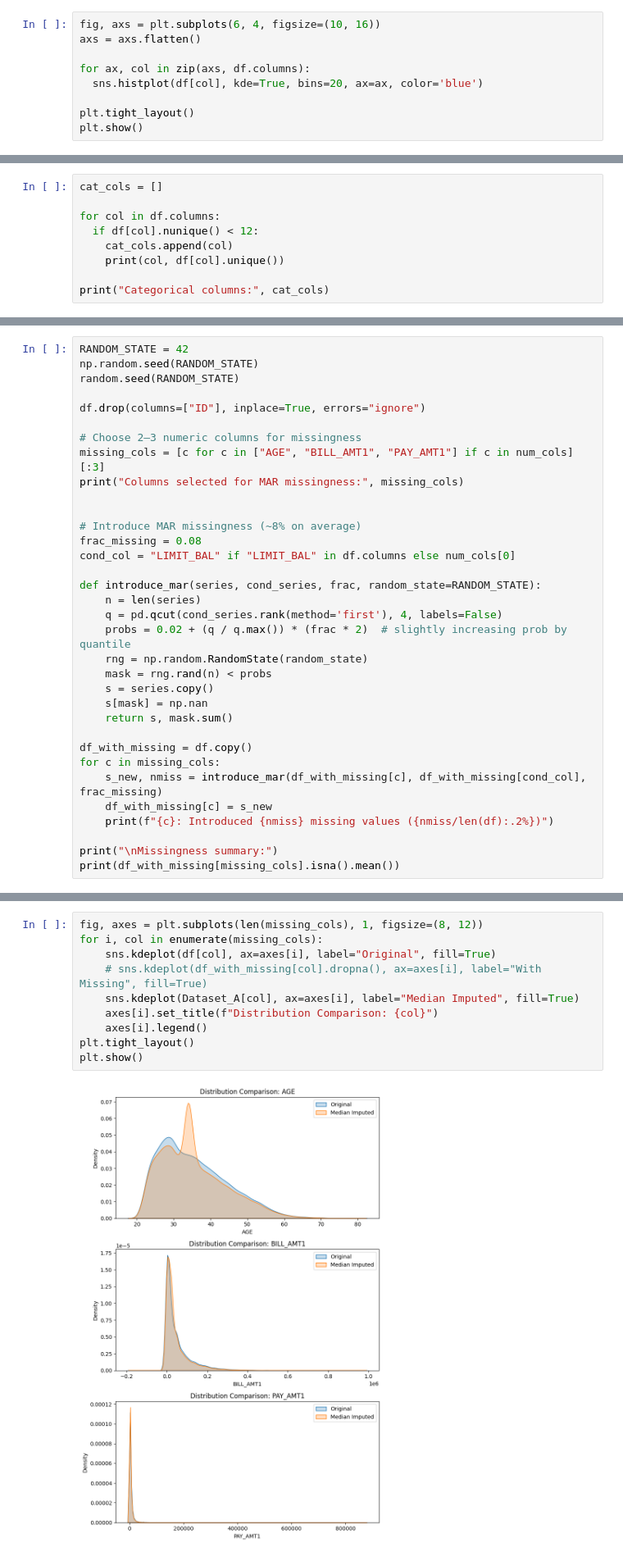
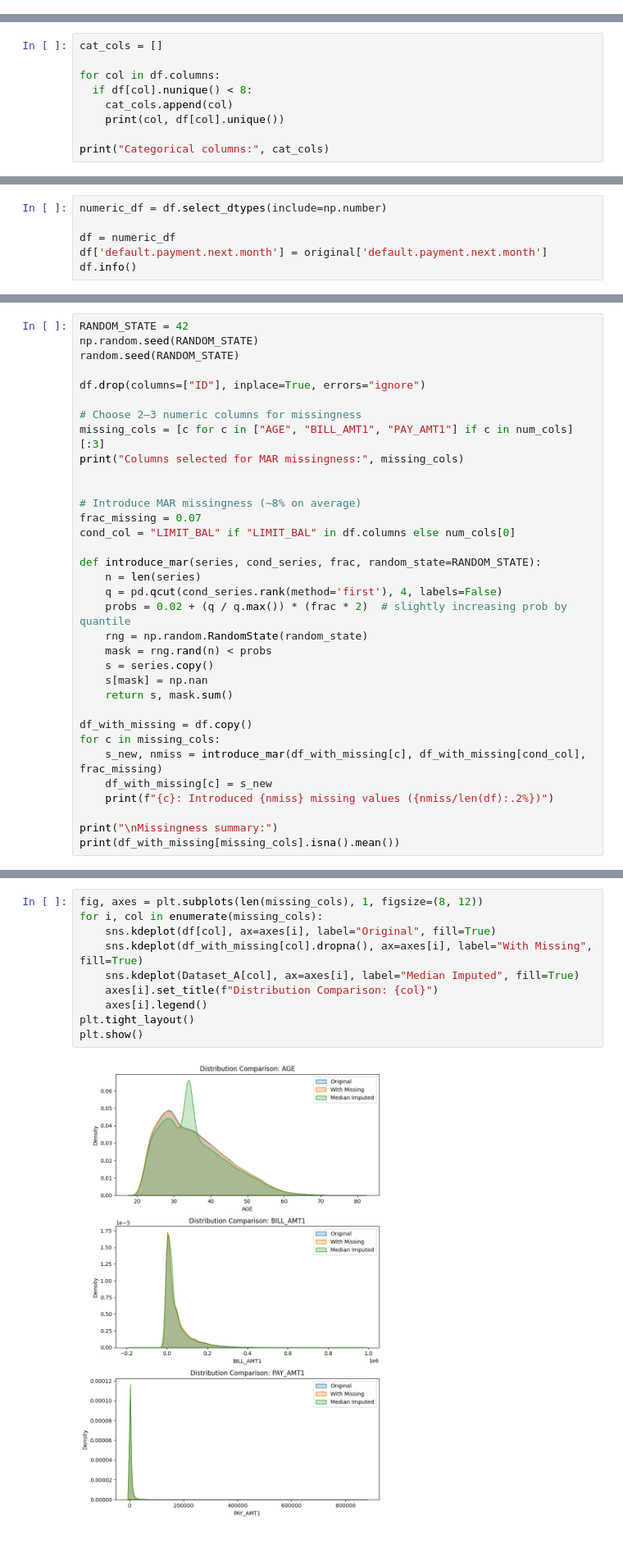
Before and after one commit to harshit-8118/assignment-6-harshit-8118, a Jupyter notebook: main.ipynb, the cells around one changed output, grey strips where cells are left out. Shown at 82% size. Saved outputs shown, nothing was run; the diff lists cells and outputs as text.

```diff
--- a/main.ipynb
+++ b/main.ipynb
@@ -60,12 +61,3 @@ PAY_AMT5                      0
 PAY_AMT6                      0
 default.payment.next.month    0
 dtype: int64
-# %%
-fig, axs = plt.subplots(6, 4, figsize=(10, 16))
-axs = axs.flatten()
-
-for ax, col in zip(axs, df.columns):
-  sns.histplot(df[col], kde=True, bins=20, ax=ax, color='blue')
-
-plt.tight_layout()
-plt.show()
@@ -75,7 +65,7 @@ plt.show()
 cat_cols = []
 
 for col in df.columns:
-  if df[col].nunique() < 12:
+  if df[col].nunique() < 8:
     cat_cols.append(col)
     print(col, df[col].unique())
 
@@ -117,0 +102,6 @@ memory usage: 3.7 MB
+# %%
+numeric_df = df.select_dtypes(include=np.number)
+
+df = numeric_df
+df['default.payment.next.month'] = original['default.payment.next.month']
+df.info()
@@ -176,7 +184,7 @@ print("Columns selected for MAR missingness:", missing_cols)
 
 
 # Introduce MAR missingness (~8% on average)
-frac_missing = 0.08
+frac_missing = 0.07
 cond_col = "LIMIT_BAL" if "LIMIT_BAL" in df.columns else num_cols[0]
 
 def introduce_mar(series, cond_series, frac, random_state=RANDOM_STATE):
@@ -259,15 +267,15 @@ dtype: int64
 # %%
 fig, axes = plt.subplots(len(missing_cols), 1, figsize=(8, 12))
 for i, col in enumerate(missing_cols):
     sns.kdeplot(df[col], ax=axes[i], label="Original", fill=True)
-    # sns.kdeplot(df_with_missing[col].dropna(), ax=axes[i], label="With Missing", fill=True)
+    sns.kdeplot(df_with_missing[col].dropna(), ax=axes[i], label="With Missing", fill=True)
     sns.kdeplot(Dataset_A[col], ax=axes[i], label="Median Imputed", fill=True)
     axes[i].set_title(f"Distribution Comparison: {col}")
     axes[i].legend()
 plt.tight_layout()
 plt.show()
 # %% [output]
-[figure, old version]
+[figure, new version]
 # %%
 mean_imputer = SimpleImputer(strategy="mean")
 median_imputer = SimpleImputer(strategy="median")
```
Also changed, not shown: parts of 22 cells of this notebook, 1 other file.
